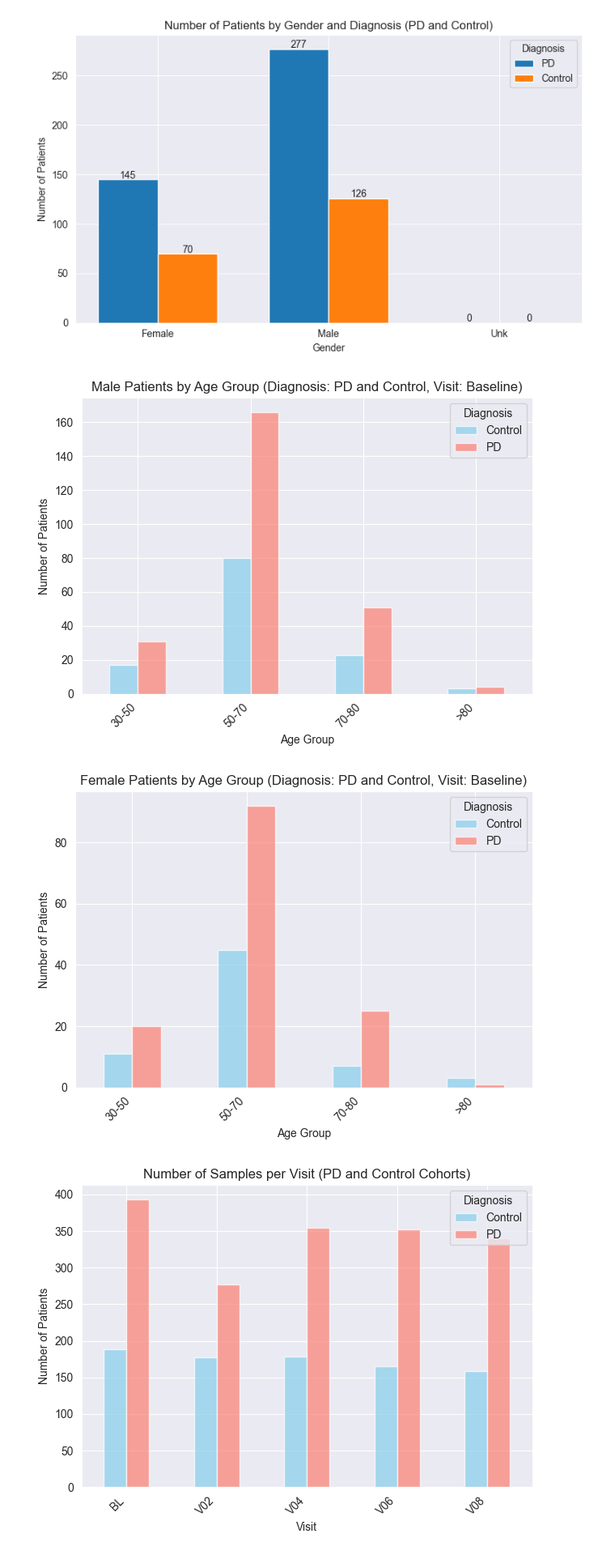
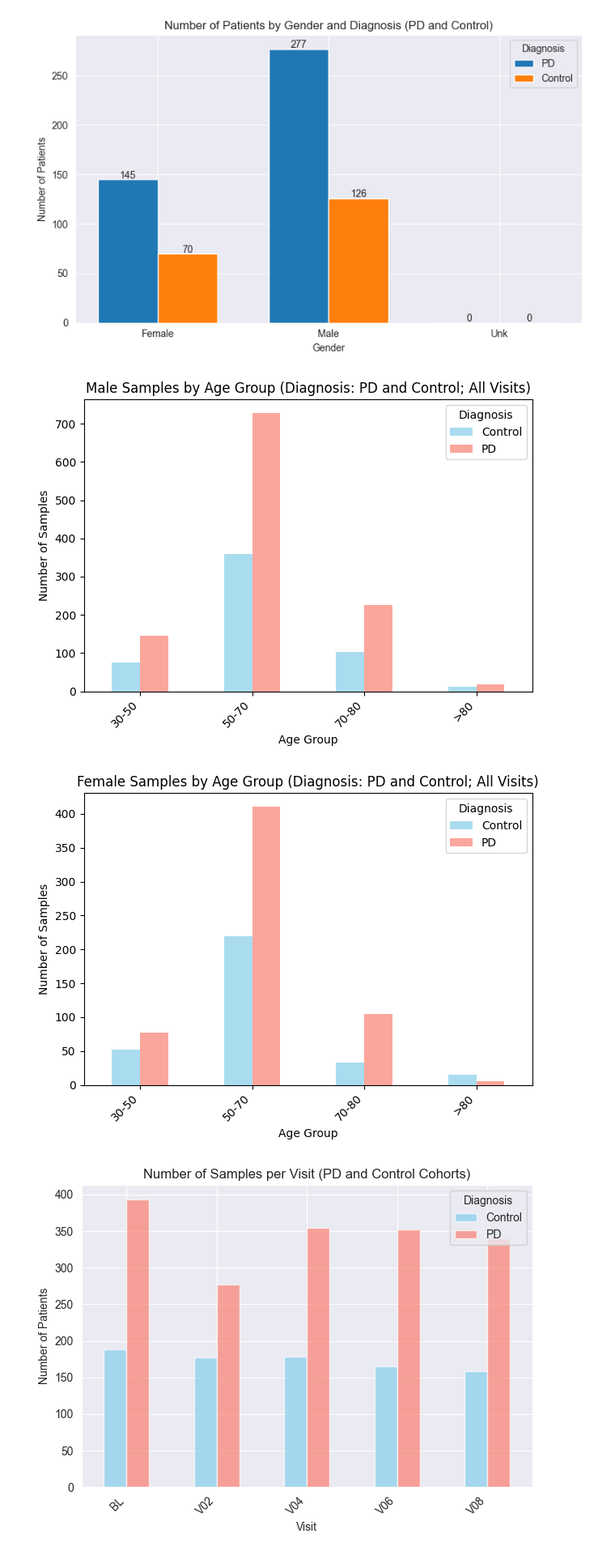
Before and after one commit to perpk/comp-analysis-rna-data-netw-pd, a Jupyter notebook: scripts/1.EDA/11.ppmi-wip.exploratory_da.ipynb, the cells around one changed output. Shown at 81% size. Saved outputs shown, nothing was run; the diff lists cells and outputs as text; code cells hidden in the pictures.

Commit message:
Cohorts breakdown by demographic strata in script - barchart pairs per patient and visit.

```diff
--- a/scripts/1.EDA/11.ppmi-wip.exploratory_da.ipynb
+++ b/scripts/1.EDA/11.ppmi-wip.exploratory_da.ipynb
@@ -21,2 +4,2 @@ Traceback (most recent call last):  File "<frozen runpy>", line 198, in _run_mod
 # %%
-ppmi_ad = ad.read_h5ad("/Users/kpax/Documents/aep/study/MSC/lab/PPMI_Project_133_RNASeq/ppmi_adata.h5ad")
+ppmi_ad = ad.read_h5ad("/Volumes/Elements/PPMI_Project_133_RNASeq/ppmi_adata.h5ad")
@@ -223,52 +107,50 @@ plt.show()
 # %%
 mask = ((ppmi_ad.obs['Gender'] == 'Male') &
         (ppmi_ad.obs['Diagnosis'].isin(['PD', 'Control'])) &
-        (ppmi_ad.obs['Age_Group'] != 'Unknown') &
-        (ppmi_ad.obs['Visit'] == 'BL'))
+        (ppmi_ad.obs['Age_Group'] != 'Unknown'))
 
 ppmi_ad_masked = ppmi_ad[mask]
 
 baseline_age_counts = (
     ppmi_ad_masked.obs
-    .groupby(['Age_Group', 'Diagnosis'])['Patient']
+    .groupby(['Age_Group', 'Diagnosis'])['Sample']
     .nunique()
     .unstack(fill_value=0)
 )
 
 baseline_age_counts.plot(kind='bar', stacked=False, color=['skyblue', 'salmon'], alpha=0.7)
-plt.title('Male Patients by Age Group (Diagnosis: PD and Control, Visit: Baseline)')
-plt.ylabel('Number of Patients')
+plt.title('Male Samples by Age Group (Diagnosis: PD and Control; All Visits)')
+plt.ylabel('Number of Samples')
 plt.xlabel('Age Group')
 plt.xticks(rotation=45, horizontalalignment='right')
 plt.legend(title='Diagnosis')
 plt.tight_layout()
 plt.show()
 # %% [output]
-[figure, old version]
+[figure, new version]
 # %%
 mask = ((ppmi_ad.obs['Gender'] == 'Female') &
-        (ppmi_ad.obs['Diagnosis'].isin(['PD', 'Control'])) &
-        (ppmi_ad.obs['Visit'] == 'BL'))
+        (ppmi_ad.obs['Diagnosis'].isin(['PD', 'Control'])))
 
 ppmi_ad_masked = ppmi_ad[mask]
 
 baseline_age_counts = (
     ppmi_ad_masked.obs
-    .groupby(['Age_Group', 'Diagnosis'])['Patient']
+    .groupby(['Age_Group', 'Diagnosis'])['Sample']
     .nunique()
     .unstack(fill_value=0)
 )
 
 baseline_age_counts.plot(kind='bar', stacked=False, color=['skyblue', 'salmon'], alpha=0.7)
-plt.title('Female Patients by Age Group (Diagnosis: PD and Control, Visit: Baseline)')
-plt.ylabel('Number of Patients')
+plt.title('Female Samples by Age Group (Diagnosis: PD and Control; All Visits)')
+plt.ylabel('Number of Samples')
 plt.xlabel('Age Group')
 plt.xticks(rotation=45, horizontalalignment='right')
 plt.legend(title='Diagnosis')
 plt.tight_layout()
 plt.show()
 # %% [output]
-[figure, old version]
+[figure, new version]
 # %%
 samples_per_visit = (
     ppmi_ad.obs[ppmi_ad.obs['Diagnosis'].isin(['PD', 'Control'])]
```
Also changed, not shown: parts of 10 cells of this notebook, 1 other file.
